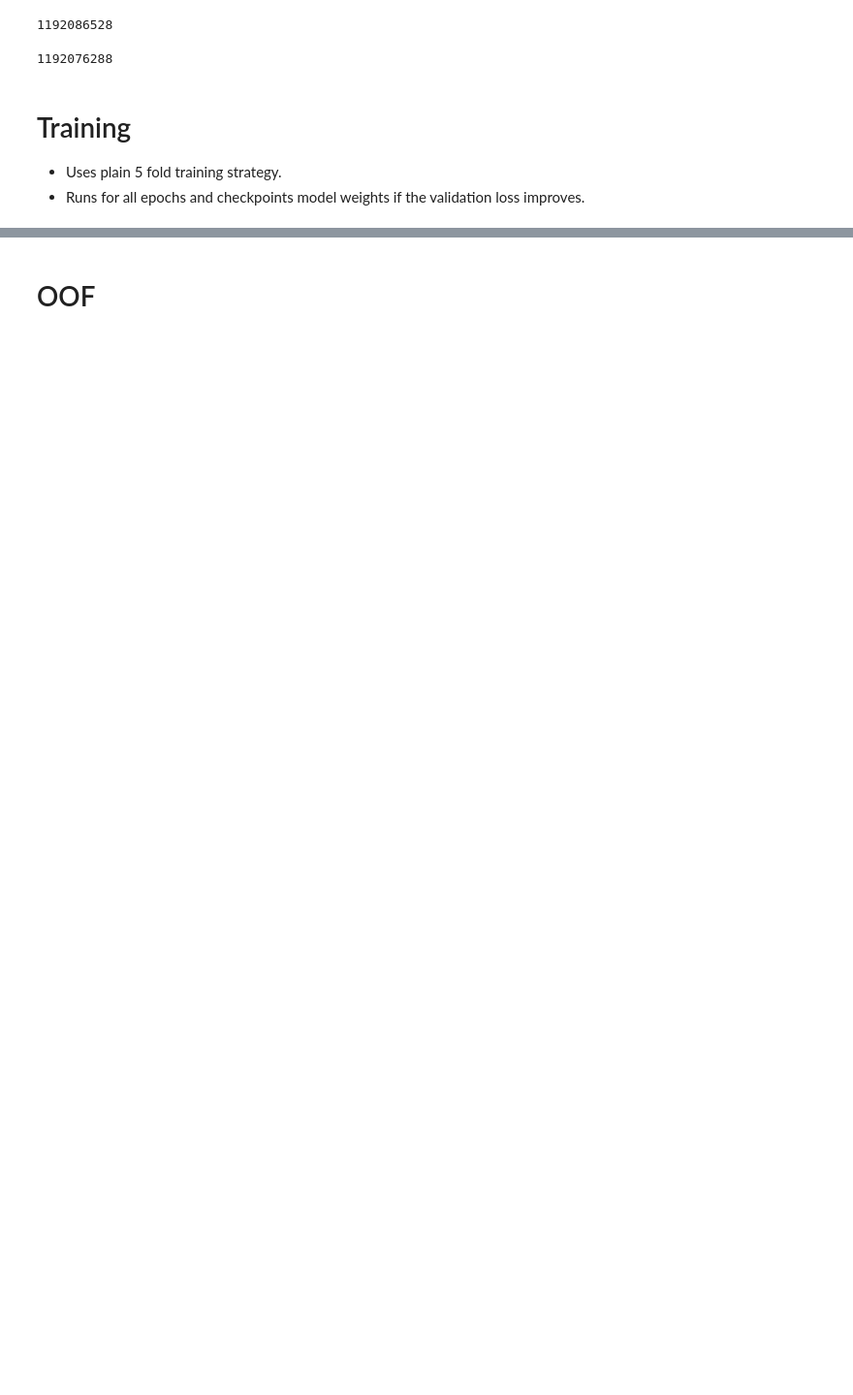
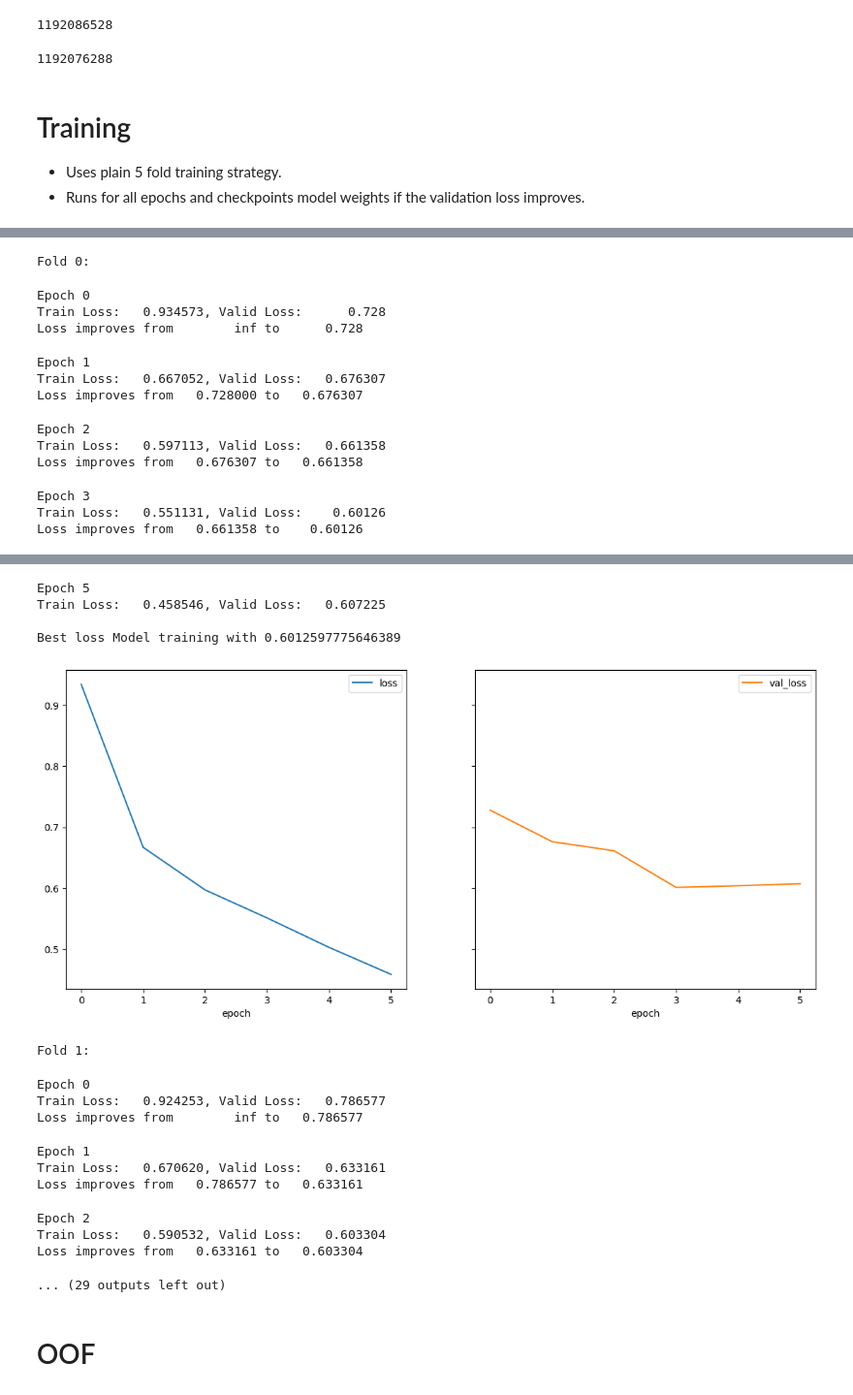
Before and after one commit to GrzegorzSzczepanek/HMS---Harmful-Brain-Activity-Classification, a Jupyter notebook: harmful-brain-activity-classification1.ipynb, the cells around one changed output, grey strips where cells are left out. Shown at 97% size. Drawn from its saved outputs; the diff is of its cells as text; code cells hidden in the pictures; blank space fills up the shorter version.

```diff
--- a/harmful-brain-activity-classification1.ipynb
+++ b/harmful-brain-activity-classification1.ipynb
@@ -361,0 +307,45 @@ Train Loss:   0.601861, Valid Loss:   0.637209
+# %%
+%%time
+"""
+The KFold object from scikit-learn is used to split the dataset into CFG.n_fold subsets.
+Each subset is used once as a validation set while the remaining subsets form the training set.
+This is repeated CFG.n_fold times, and the average result is used to estimate the model's performance.
+"""
+kf = KFold(n_splits=CFG.n_fold, shuffle=True, random_state=CFG.seed)
+
+l_best_loss = []
+for fold, (iloc_train, iloc_valid) in enumerate(kf.split(data)):
+    print(f"Fold {fold}:")
+
+    # prepare data
+    train_ds = SpecDataset(df=data.iloc[iloc_train])
+    valid_ds = SpecDataset(df=data.iloc[iloc_valid])
+    train_dataloader = DataLoader(dataset=train_ds, shuffle=True, batch_size=CFG.batch_size, num_workers=os.cpu_count(), drop_last=True)
+    val_dataloader = DataLoader(dataset=valid_ds, batch_size=CFG.batch_size, num_workers=os.cpu_count())
+
+    # init training
+    model = timm.create_model(model_name=CFG.model_name, pretrained=True, num_classes=6, in_chans=1)
+    model.to(DEVICE)
+    optimizer = optim.AdamW(model.parameters(), lr=CFG.lr)
+    scheduler = CosineAnnealingLR(optimizer=optimizer, T_max=CFG.epochs)
+    optimizer, scheduler
+
+
+    train(model, train_dataloader, val_dataloader, optimizer, scheduler, epochs=CFG.epochs, DEVICE=DEVICE)
+
+    if CFG.one_fold:
+        break
+# %% [output]
+Fold 0:
+Epoch 0
+Train Loss:   0.934573, Valid Loss:      0.728
+Loss improves from        inf to      0.728
+Epoch 1
+Train Loss:   0.667052, Valid Loss:   0.676307
+Loss improves from   0.728000 to   0.676307
+Epoch 2
+Train Loss:   0.597113, Valid Loss:   0.661358
+Loss improves from   0.676307 to   0.661358
+Epoch 3
+Train Loss:   0.551131, Valid Loss:    0.60126
+Loss improves from   0.661358 to    0.60126
@@ -362,3 +354,19 @@ Train Loss:   0.601861, Valid Loss:   0.637209
+Epoch 5
+Train Loss:   0.458546, Valid Loss:   0.607225
+
+Best loss Model training with 0.6012597775646389
+[figure, added]
+Fold 1:
+Epoch 0
+Train Loss:   0.924253, Valid Loss:   0.786577
+Loss improves from        inf to   0.786577
+Epoch 1
+Train Loss:   0.670620, Valid Loss:   0.633161
+Loss improves from   0.786577 to   0.633161
+Epoch 2
+Train Loss:   0.590532, Valid Loss:   0.603304
+Loss improves from   0.633161 to   0.603304
+... (29 outputs left out)
 # %% [markdown]
 # OOF
 # %%
```
Also changed, not shown: parts of 8 cells of this notebook.
